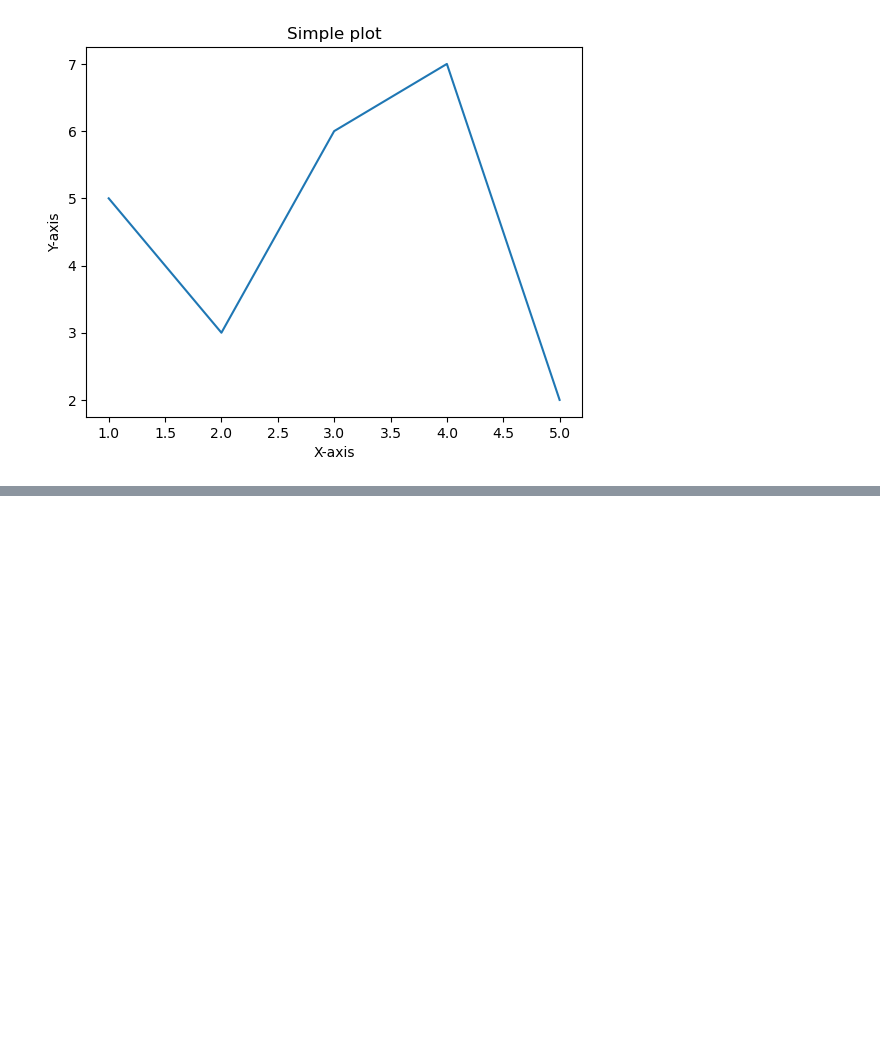
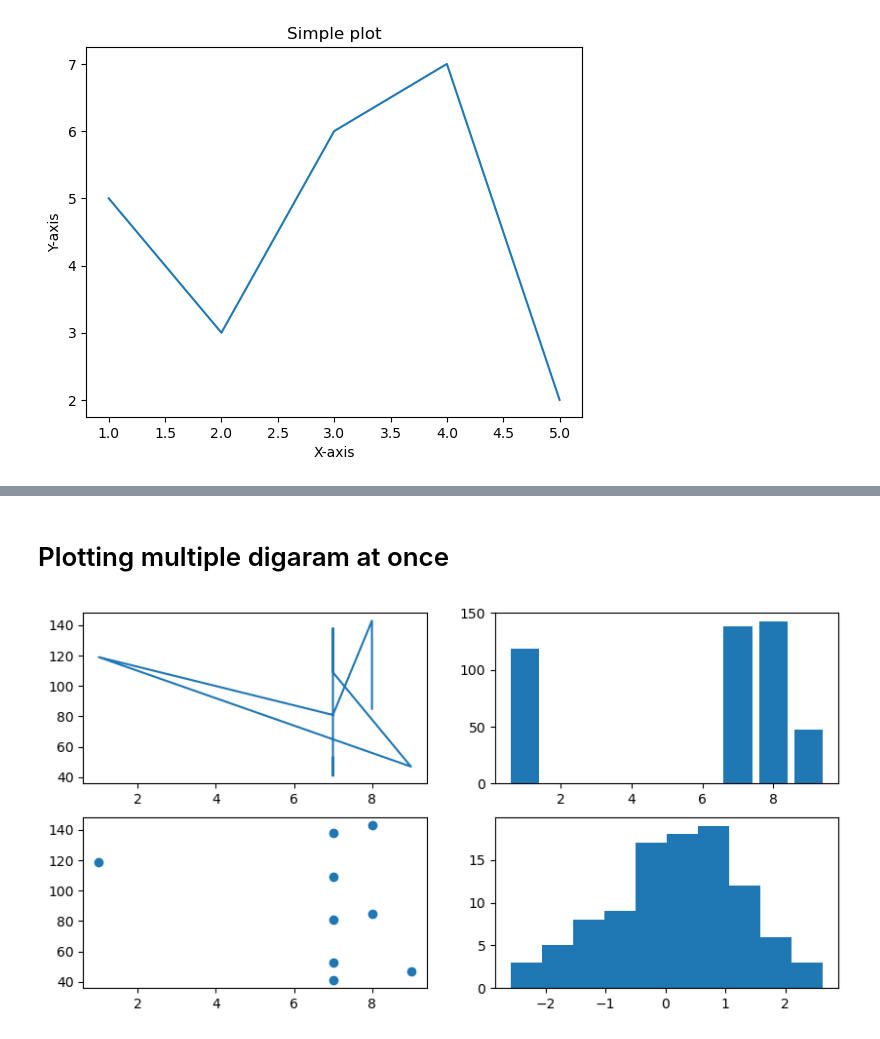
Before and after one commit to KabinGamal/Numpy_pandas, a Jupyter notebook: Introduction-to-numy.ipynb, the cells around one changed output, grey strips where cells are left out. Cells and saved outputs as stored; diff of their text form; code cells hidden in the pictures; blank space fills up the shorter version.

```diff
--- a/Introduction-to-numy.ipynb
+++ b/Introduction-to-numy.ipynb
@@ -780,0 +712,14 @@ x.mean().shape
+# %% [markdown]
+# Plotting multiple digaram at once
+# %%
+fig ,((ax1,ax2),(ax3,ax4)) =plt.subplots(nrows=2,
+                                       ncols=2,
+                                       figsize=(10,5)
+)
+ax1.plot(kabs,sabs),
+ax2.bar(kabs,sabs),
+ax3.scatter(kabs,sabs)
+ax4.hist(np.random.randn(100))
+plt.show()
+# %% [output]
+[figure, added]
```
Also changed, not shown: parts of 46 cells of this notebook.
